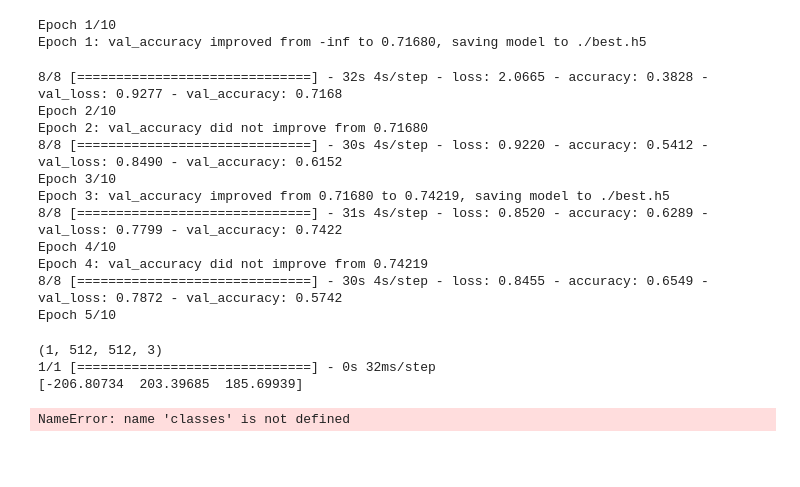
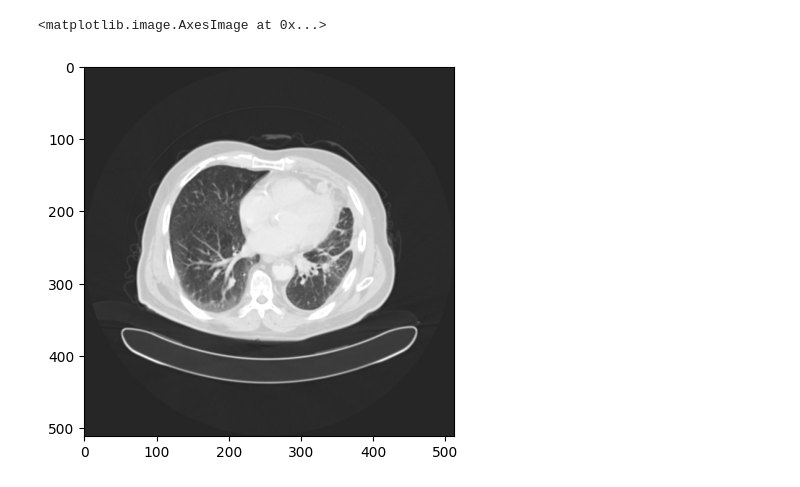
Before and after one commit to ACE-012/Machine-Learning, a Jupyter notebook: ML.ipynb, the cells around one changed output. Drawn from its saved outputs; the diff is of its cells as text; code cells hidden in the pictures; blank space fills up the shorter version.

```diff
--- a/ML.ipynb
+++ b/ML.ipynb
@@ -90,29 +0,0 @@ cd=[es,M]
-# %%
-hs=model.fit(train_data,steps_per_epoch=8,epochs=10,verbose=1,validation_data=val_data,validation_steps=16,callbacks=cd) # type: ignore
-# %% [output]
-Epoch 1/10
-Epoch 1: val_accuracy improved from -inf to 0.71680, saving model to ./best.h5
-8/8 [==============================] - 32s 4s/step - loss: 2.0665 - accuracy: 0.3828 - val_loss: 0.9277 - val_accuracy: 0.7168
-Epoch 2/10
-Epoch 2: val_accuracy did not improve from 0.71680
-8/8 [==============================] - 30s 4s/step - loss: 0.9220 - accuracy: 0.5412 - val_loss: 0.8490 - val_accuracy: 0.6152
-Epoch 3/10
-Epoch 3: val_accuracy improved from 0.71680 to 0.74219, saving model to ./best.h5
-8/8 [==============================] - 31s 4s/step - loss: 0.8520 - accuracy: 0.6289 - val_loss: 0.7799 - val_accuracy: 0.7422
-Epoch 4/10
-Epoch 4: val_accuracy did not improve from 0.74219
-8/8 [==============================] - 30s 4s/step - loss: 0.8455 - accuracy: 0.6549 - val_loss: 0.7872 - val_accuracy: 0.5742
-Epoch 5/10
-# %%
-img=load_img('Datasets/lung/Malignant cases/Malignant case (73).jpg',target_size=(512,512))
-arr=img_to_array(img)
-arr=np.expand_dims(arr,axis=0)
-print(arr.shape)
-pred=model.predict(arr)[0]
-print(pred)
-print(classes[pred.index(max(pred))])
-# %% [output]
-(1, 512, 512, 3)
-1/1 [==============================] - 0s 32ms/step
-[-206.80734  203.39685  185.69939]
-NameError: name 'classes' is not defined
@@ -118,0 +10,6 @@ NameError: name 'classes' is not defined
+# %%
+# plt.imshow(image_B)
+plt.imshow(image_M)
+# %% [output]
+<matplotlib.image.AxesImage at 0x...>
+[figure, added]
```
Also changed, not shown: parts of 12 cells of this notebook, 10 other files.
